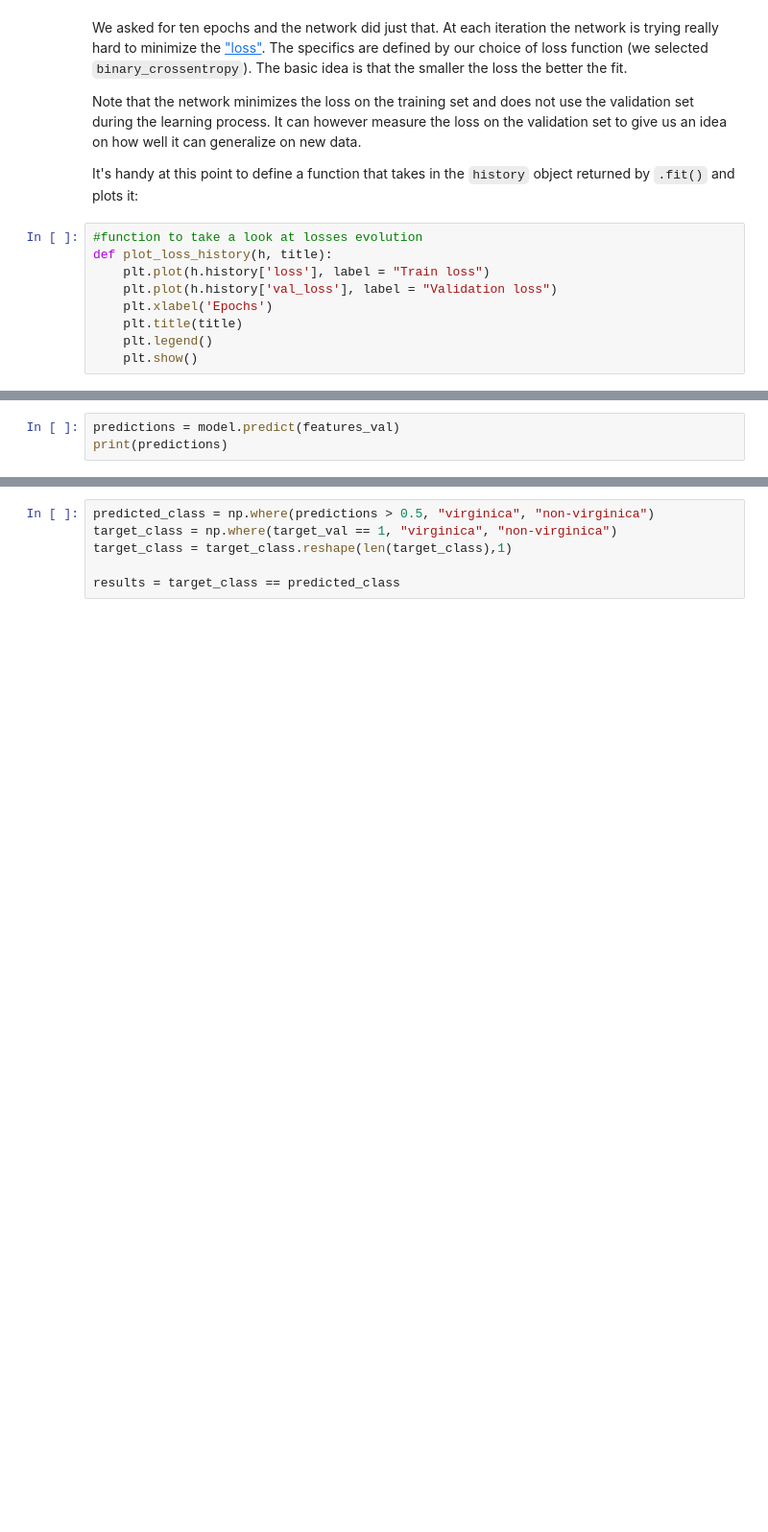
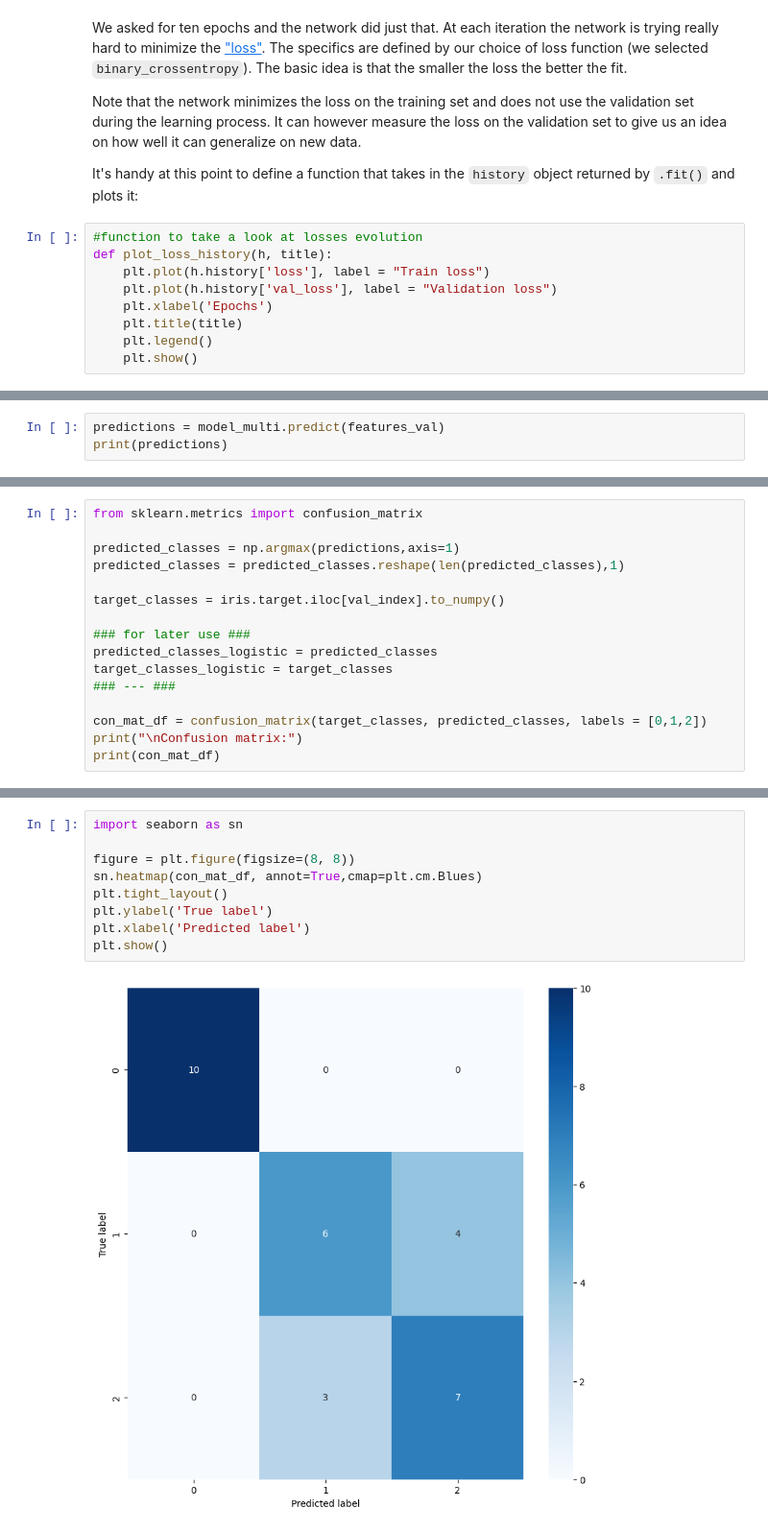
Before and after one commit to ne1s0n/bioinformateachers, a Jupyter notebook: dlb/regression/softmax_regression.ipynb, the cells around one changed output, grey strips where cells are left out. Shown: that part at 96% size. Saved outputs shown, nothing was run; the diff lists cells and outputs as text; blank space fills up the shorter version.

```diff
--- a/dlb/regression/softmax_regression.ipynb
+++ b/dlb/regression/softmax_regression.ipynb
@@ -382,3 +382,3 @@ We can thus get our prediction for the iris flowers (see below):
 # %%
-predictions = model.predict(features_val)
+predictions = model_multi.predict(features_val)
 print(predictions)
@@ -384,0 +405,16 @@ print(predictions)
+# %%
+from sklearn.metrics import confusion_matrix
+
+predicted_classes = np.argmax(predictions,axis=1)
+predicted_classes = predicted_classes.reshape(len(predicted_classes),1)
+
+target_classes = iris.target.iloc[val_index].to_numpy()
+
+### for later use ###
+predicted_classes_logistic = predicted_classes
+target_classes_logistic = target_classes
+### --- ###
+
+con_mat_df = confusion_matrix(target_classes, predicted_classes, labels = [0,1,2])
+print("\nConfusion matrix:")
+print(con_mat_df)
@@ -391,6 +430,11 @@ Then, we can compare the predicted and true classes in the validation set and co
 # %%
-predicted_class = np.where(predictions > 0.5, "virginica", "non-virginica")
-target_class = np.where(target_val == 1, "virginica", "non-virginica")
-target_class = target_class.reshape(len(target_class),1)
+import seaborn as sn
 
-results = target_class == predicted_class
+figure = plt.figure(figsize=(8, 8))
+sn.heatmap(con_mat_df, annot=True,cmap=plt.cm.Blues)
+plt.tight_layout()
+plt.ylabel('True label')
+plt.xlabel('Predicted label')
+plt.show()
+# %% [output]
+[figure, added]
```
Also changed, not shown: parts of 39 cells of this notebook.
